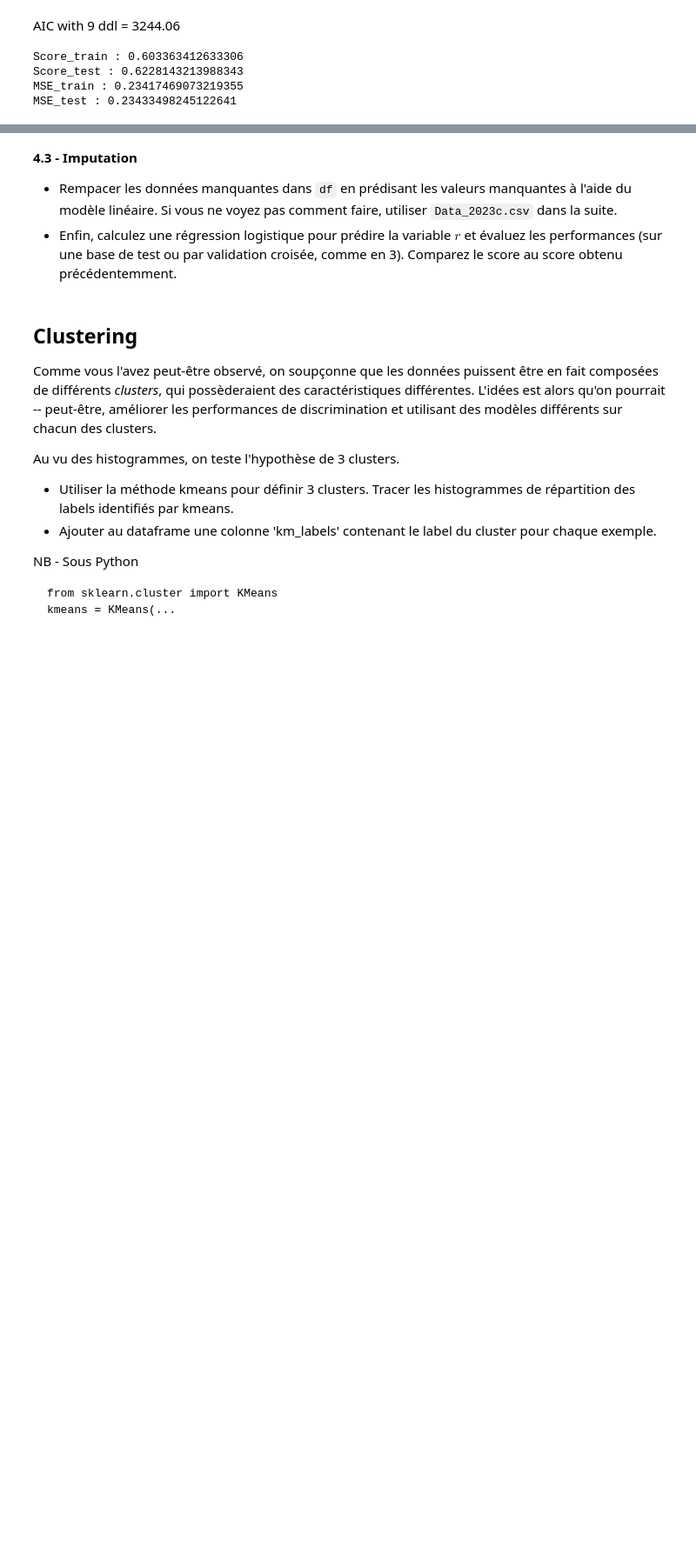
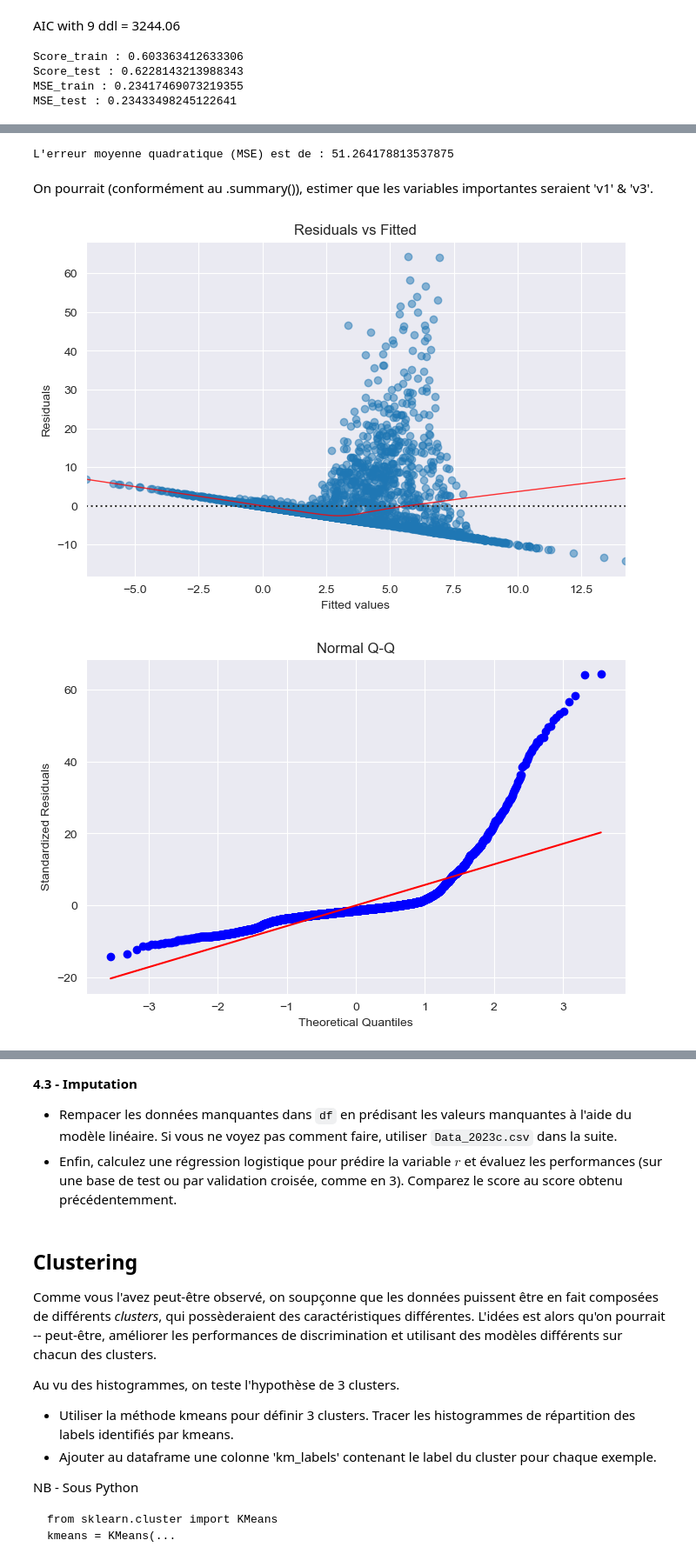
Before and after one commit to Leukoss/Apprentissage-Autmatique-1, a Jupyter notebook: Examen 2023/Exam_ML1_11012023_Correction.ipynb, the cells around one changed output, grey strips where cells are left out. Shown at 87% size. Cells and saved outputs as stored; diff of their text form; code cells hidden in the pictures; blank space fills up the shorter version.

```diff
--- a/Examen 2023/Exam_ML1_11012023_Correction.ipynb
+++ b/Examen 2023/Exam_ML1_11012023_Correction.ipynb
@@ -298,0 +348,6 @@ Sous R, vous pourrez utilier la fonction `lm`, et sous Python, vous pourrez char
+# %%
+# Puis, nous cherchons à faire une prédiction linéaire de v6 en fonction des 'v*' sans mettre la variable 'r' (à prédire donc pas nécessaire)
+v6_model_lm_1 = LinearRegression_in_Python_like_in_R_2023.lm('v6 ~ . - r', df)
+
+# On affiche le modèle pour voir les informations
+v6_model_lm_1.summary()
@@ -298,0 +372,11 @@ Sous R, vous pourrez utilier la fonction `lm`, et sous Python, vous pourrez char
+# %%
+print("L'erreur moyenne quadratique (MSE) est de :", mean_squared_error(df['v6'], v6_model_lm_1.predict(df)))
+# %% [output]
+L'erreur moyenne quadratique (MSE) est de : 51.264178813537875
+# %% [markdown]
+On pourrait (conformément au .summary()), estimer que les variables importantes seraient 'v1' & 'v3'.
+# %%
+v6_model_lm_1.plot()
+# %% [output]
+[figure, added]
+[figure, added]
```
Also changed, not shown: parts of 23 cells of this notebook.
